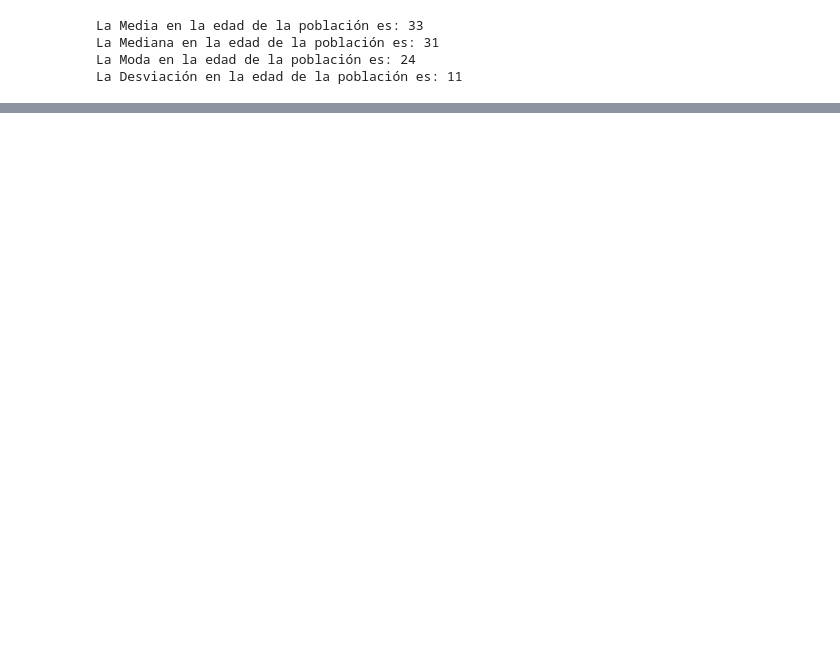
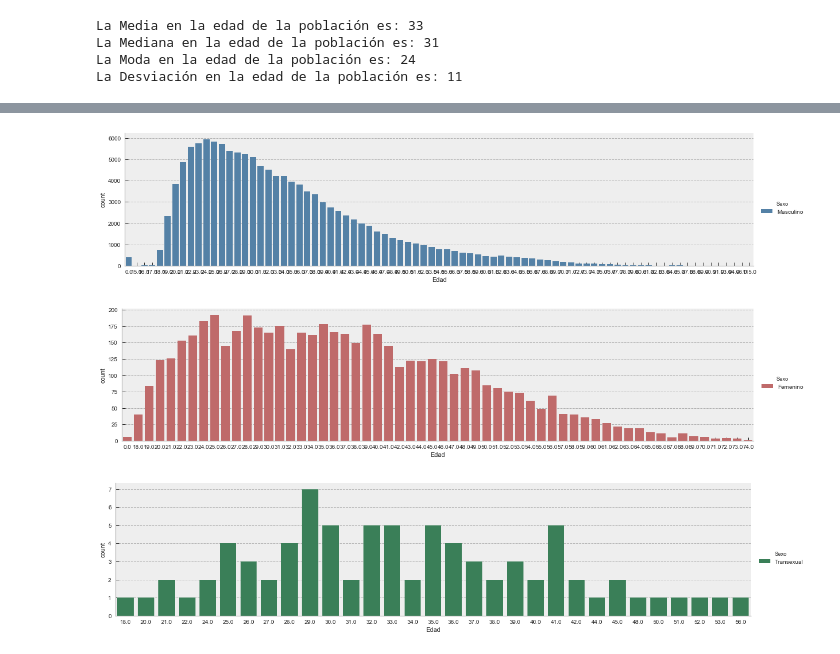
Before and after one commit to lauraminuet/AnalisisYVisualizacion, a Jupyter notebook: Laboratorio1.ipynb, the cells around one changed output, grey strips where cells are left out. Drawn from its saved outputs; the diff is of its cells as text; code cells hidden in the pictures; blank space fills up the shorter version.

```diff
--- a/Laboratorio1.ipynb
+++ b/Laboratorio1.ipynb
@@ -61,0 +113,21 @@ _ = datos_1.plot(kind='bar', figsize = (23,5))
+# %%
+nuevo_dt= sneep[ ~dataset['edad'].isnull()& ~sneep['sexo_descripcion'].isnull()  & ~sneep['duracion_condena_anios'].isnull()]
+Frecuencia_edad= sneep.edad.value_counts()
+df_nvo_dt = pd.DataFrame({
+   'Edad' : nuevo_dt.edad,
+   'Sexo' : nuevo_dt.sexo_descripcion,
+   'AñosdeCondena' : nuevo_dt.duracion_condena_anios,
+})
+# %%
+pal = dict(Masculino="#4682B4", Femenino="#CD5C5C",Transexual="#2E8B57")
+gr_1 = sns.factorplot(x="Edad",  hue="Sexo",
+                      data=df_nvo_dt[df_nvo_dt['Sexo'] =='Masculino'],kind="count", aspect=4, palette=pal, legend_out=True)
+gr_2 = sns.factorplot(x="Edad",  hue="Sexo",
+                      data=df_nvo_dt[df_nvo_dt['Sexo'] =='Femenino'],kind="count", aspect=4, palette=pal, legend_out=True)
+
+gr_3 = sns.factorplot(x="Edad",  hue="Sexo",
+                      data=df_nvo_dt[df_nvo_dt['Sexo'] =='Transexual'],kind="count", aspect=4, palette=pal, legend_out=True)
+# %% [output]
+[figure, added]
+[figure, added]
+[figure, added]
```
Also changed, not shown: parts of 25 cells of this notebook.
